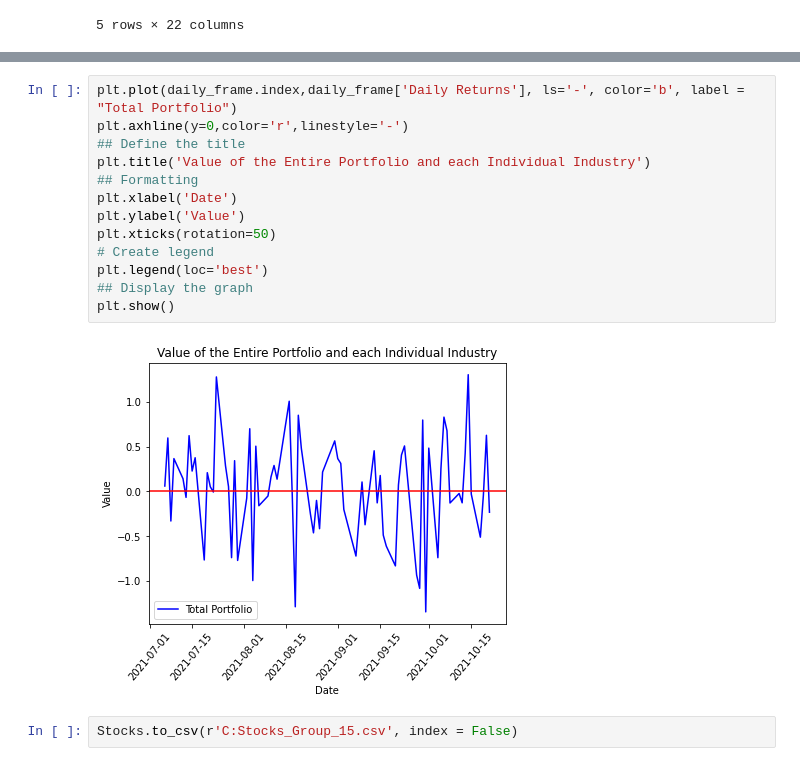
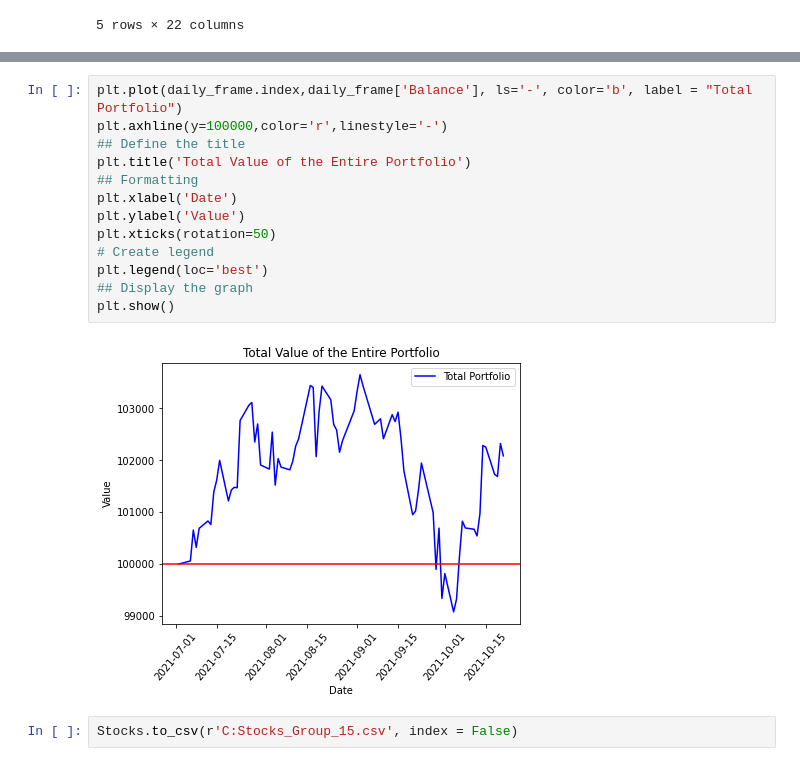
Before and after one commit to airickLeo/Personal-Algo-Bot, a Jupyter notebook: Team_15_Assignment.ipynb, the cells around one changed output, grey strips where cells are left out. Saved outputs shown, nothing was run; the diff lists cells and outputs as text.

```diff
--- a/Team_15_Assignment.ipynb
+++ b/Team_15_Assignment.ipynb
@@ -1311,18 +1311,18 @@ plt.show()
 # %%
-plt.plot(daily_frame.index,daily_frame['Daily Returns'], ls='-', color='b', label = "Total Portfolio")
-plt.axhline(y=0,color='r',linestyle='-')
+plt.plot(daily_frame.index,daily_frame['Balance'], ls='-', color='b', label = "Total Portfolio")
+plt.axhline(y=100000,color='r',linestyle='-')
 ## Define the title
-plt.title('Value of the Entire Portfolio and each Individual Industry')
+plt.title('Total Value of the Entire Portfolio')
 ## Formatting
 plt.xlabel('Date')
 plt.ylabel('Value')
 plt.xticks(rotation=50)
 # Create legend
 plt.legend(loc='best')
 ## Display the graph
 plt.show()
 # %% [output]
-[figure, old version]
+[figure, new version]
 # %%
 Stocks.to_csv(r'C:Stocks_Group_15.csv', index = False)
 # %% [markdown]
```
Also changed, not shown: parts of 1 cell of this notebook.
